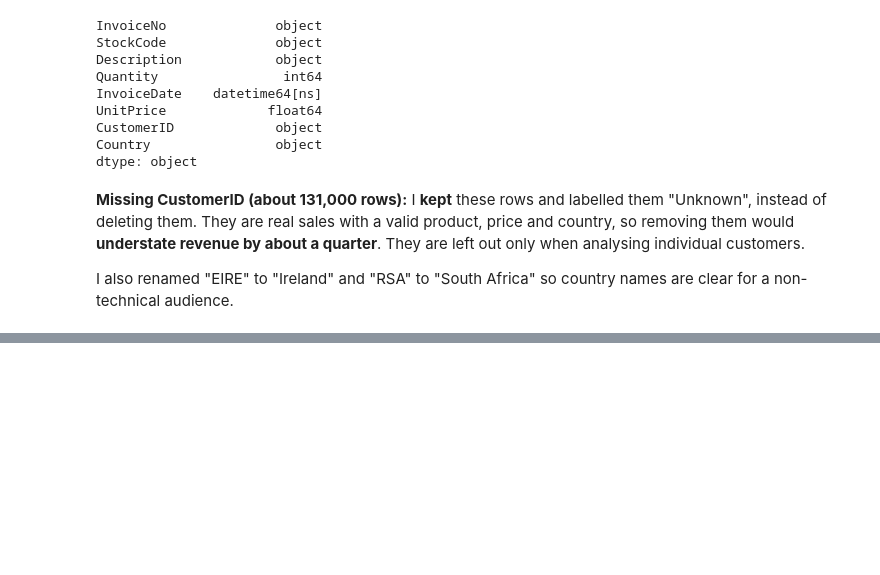
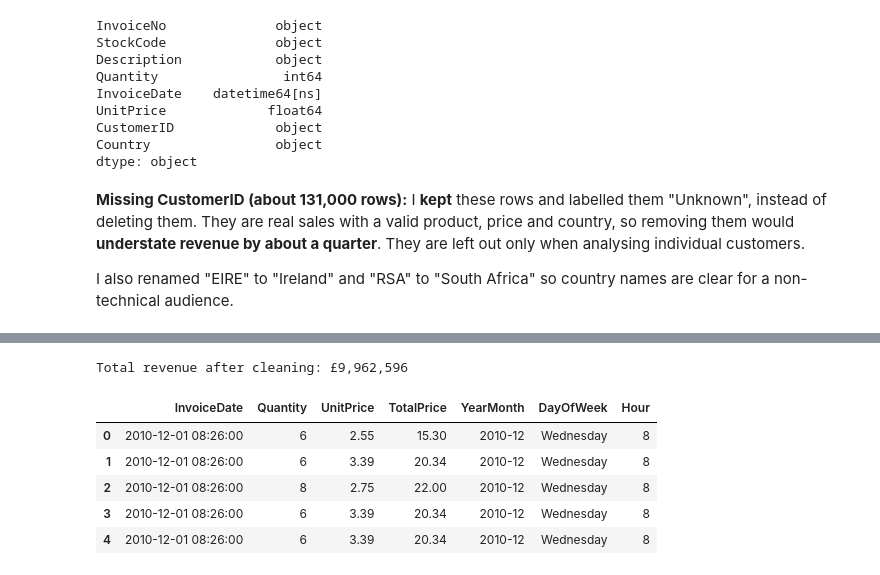
Before and after one commit to Enne08/online-retail-dashboard, a Jupyter notebook: online_retail_analysis.ipynb, the cells around one changed output, grey strips where cells are left out. Drawn from its saved outputs; the diff is of its cells as text; code cells hidden in the pictures; blank space fills up the shorter version.

```diff
--- a/online_retail_analysis.ipynb
+++ b/online_retail_analysis.ipynb
@@ -263,0 +275,16 @@ I also renamed "EIRE" to "Ireland" and "RSA" to "South Africa" so country names
+# %%
+clean["TotalPrice"] = clean["Quantity"] * clean["UnitPrice"]
+clean["YearMonth"] = clean["InvoiceDate"].dt.to_period("M").astype(str)
+clean["DayOfWeek"] = clean["InvoiceDate"].dt.day_name()
+clean["Hour"] = clean["InvoiceDate"].dt.hour
+
+print(f"Total revenue after cleaning: £{clean['TotalPrice'].sum():,.0f}")
+clean[["InvoiceDate", "Quantity", "UnitPrice", "TotalPrice", "YearMonth", "DayOfWeek", "Hour"]].head()
+# %% [output]
+Total revenue after cleaning: £9,962,596
+|  | InvoiceDate | Quantity | UnitPrice | TotalPrice | YearMonth | DayOfWeek | Hour |
+| 0 | 2010-12-01 08:26:00 | 6 | 2.55 | 15.30 | 2010-12 | Wednesday | 8 |
+| 1 | 2010-12-01 08:26:00 | 6 | 3.39 | 20.34 | 2010-12 | Wednesday | 8 |
+| 2 | 2010-12-01 08:26:00 | 8 | 2.75 | 22.00 | 2010-12 | Wednesday | 8 |
+| 3 | 2010-12-01 08:26:00 | 6 | 3.39 | 20.34 | 2010-12 | Wednesday | 8 |
+| 4 | 2010-12-01 08:26:00 | 6 | 3.39 | 20.34 | 2010-12 | Wednesday | 8 |
```
Also changed, not shown: parts of 4 cells of this notebook.
